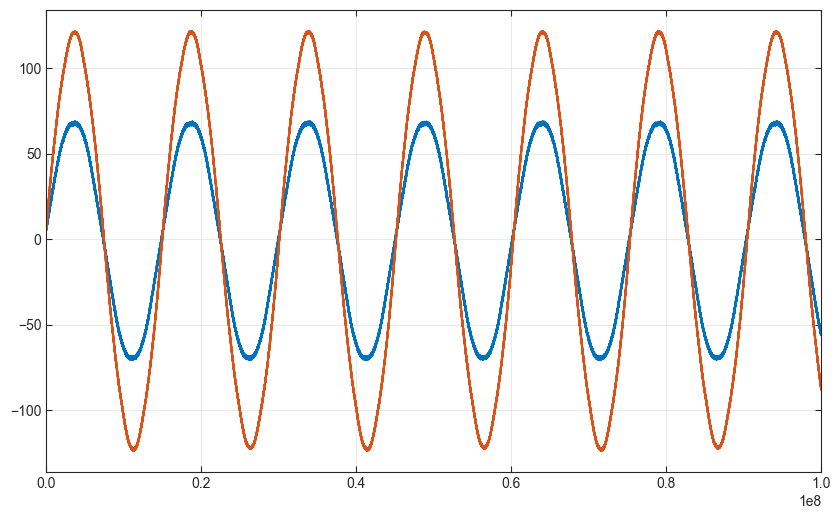
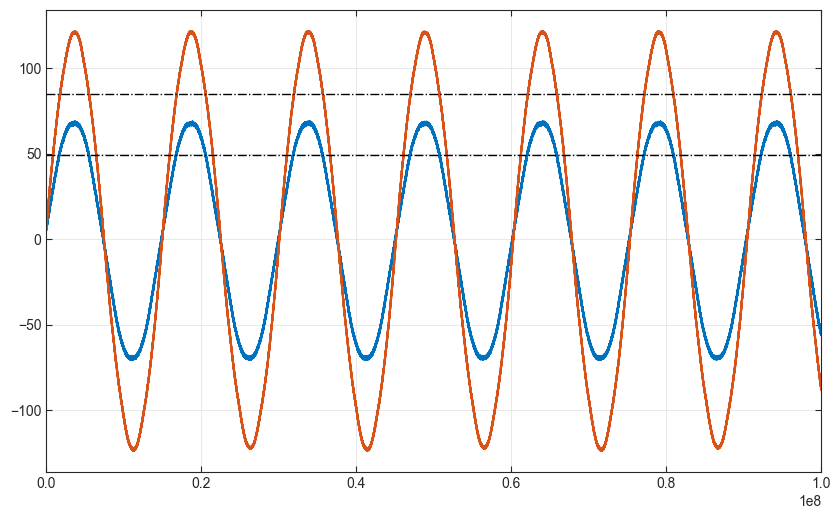
The notebook cell's code change between the first figure and the second:
--- before
+++ after
@@ -3,3 +3,5 @@
 plt.plot(tt,us_)
 plt.xlim(0,1e8)
+plt.hlines(85.14,0,7e8,colors='k',linestyles='-.',linewidths=1)
+plt.hlines(49.18,0,7e8,colors='k',linestyles='-.',linewidths=1)
 plt.show()

Commit: 1